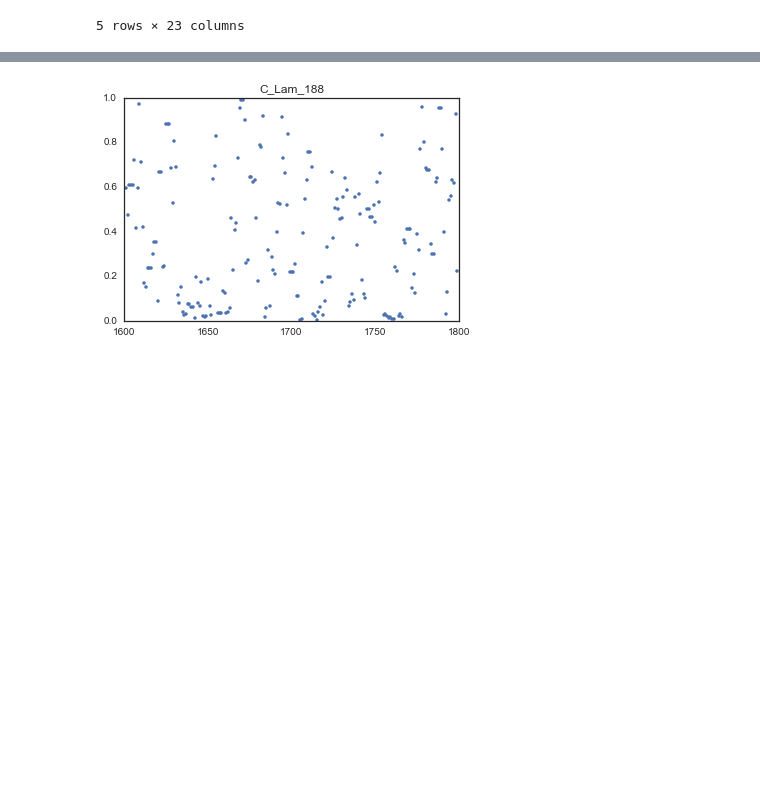
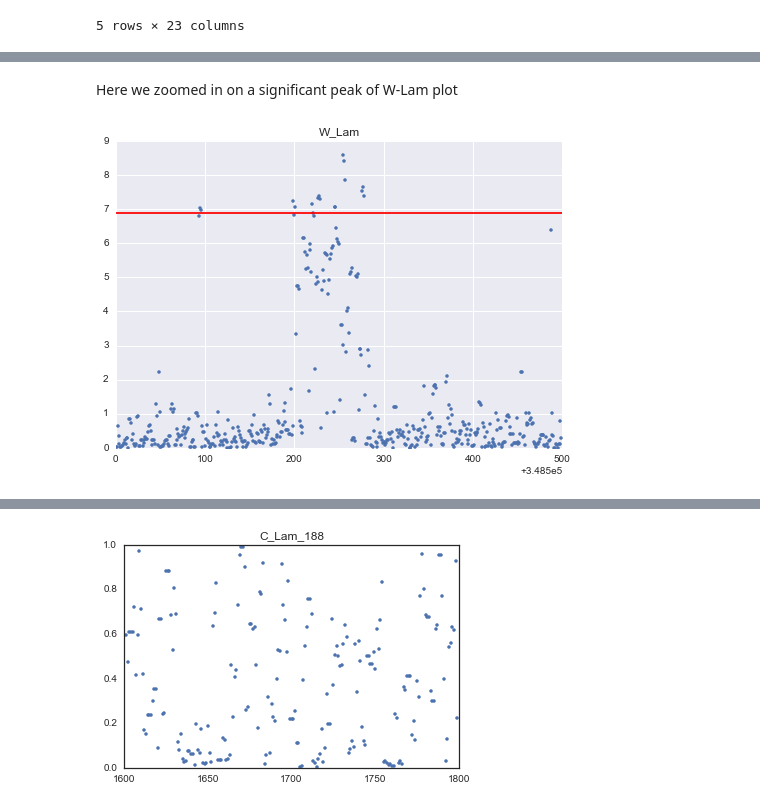
Before and after one commit to leandraking/SacktonProject, a Jupyter notebook: 20160607_DamID_analysis.ipynb, the cells around one changed output, grey strips where cells are left out. Drawn from its saved outputs; the diff is of its cells as text; code cells hidden in the pictures; blank space fills up the shorter version.

```diff
--- a/20160607_DamID_analysis.ipynb
+++ b/20160607_DamID_analysis.ipynb
@@ -504,0 +548,14 @@ plt.title(tissue + '_'+ protein + '_' + line)
+# %% [markdown]
+Here we zoomed in on a significant peak of W-Lam plot
+# %%
+protein="Lam"
+tissue="W"
+
+f, ax = plt.subplots()
+plt.plot(-np.log10(pval[tissue + '_'+ protein])[348500:349000:], '.')
+plt.title(tissue + '_'+ protein )
+len_data= len(pval[tissue + '_'+ protein].dropna())
+plt.axhline(y=-np.log10(.05/len_data),xmin=0, xmax=len_data, color="red")
+plt.show()
+# %% [output]
+[figure, added]
```
Also changed, not shown: parts of 22 cells of this notebook.
